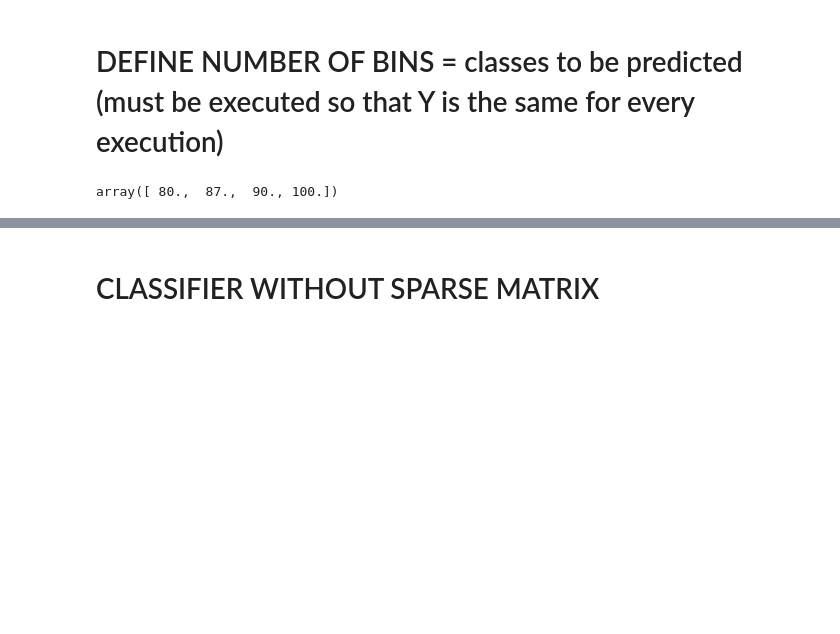
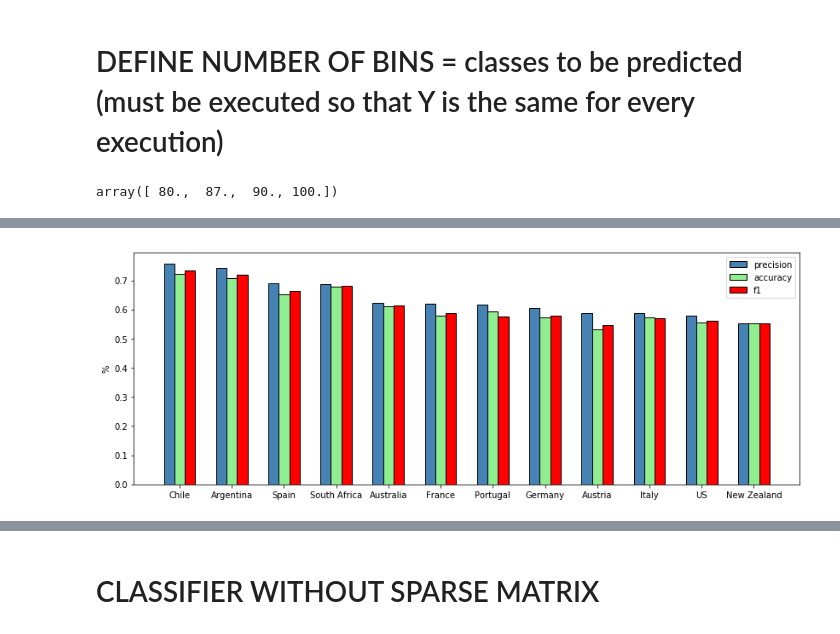
Before and after one commit to Gneur11/bdaFinalMIo, a Jupyter notebook: ClassifierAnalysis.ipynb, the cells around one changed output, grey strips where cells are left out. Cells and saved outputs as stored; diff of their text form; code cells hidden in the pictures; blank space fills up the shorter version.

Commit message:
added bar plot for accuracies,precisions by country

```diff
--- a/ClassifierAnalysis.ipynb
+++ b/ClassifierAnalysis.ipynb
@@ -135,0 +448,6 @@ print(classification_report(y_test, y_pred, target_names=labels))
+# %%
+#since there are combinations of country/depth for every country, if we take the first row every 5 we have the best result
+result = result.sort_values(["ObjectiveCountry","f1"],ascending=False)
+result.reset_index(drop=True)
+results = result.iloc[::5, :]
+results
@@ -135,0 +469,44 @@ print(classification_report(y_test, y_pred, target_names=labels))
+# %%
+#plot accuracy, precision, f1 for every country
+import numpy as np
+import matplotlib.pyplot as plt
+from matplotlib import cm
+
+temp = pd.DataFrame()
+temp = results.loc[:,["ObjectiveCountry","precision","accuracy","f1"]]
+temp = temp.sort_values(["precision","f1","accuracy"],ascending=False)
+temp
+# width of the bars
+barWidth = 0.2
+
+# Choose the height of the blue bars
+bars1 = temp["precision"]
+# Choose the height of the cyan bars
+bars2 = temp["accuracy"]
+
+bars3 = temp["f1"]
+
+# The x position of bars
+r1 = np.arange(len(bars1))
+r2 = [x + barWidth for x in r1]
+r3 = [x + barWidth for x in r2]
+fig, ax = plt.subplots(figsize = (14, 5))
+
+# Create blue bars
+plt.bar(r1, bars1, width = barWidth, color = "steelblue", edgecolor = 'black', capsize=7, label='precision')
+
+# Create cyan bars
+plt.bar(r2, bars2, width = barWidth, color = 'lightgreen', edgecolor = 'black', capsize=7, label='accuracy')
+
+plt.bar(r3, bars3, width = barWidth, color = 'red', edgecolor = 'black', capsize=7, label='f1')
+
+xs = temp["ObjectiveCountry"].unique().tolist()
+# general layout
+plt.xticks([r + barWidth for r in range(len(bars1))], xs)
+plt.ylabel('%')
+plt.legend()
+
+# Show graphic
+plt.show()
+# %% [output]
+[figure, added]
```
Also changed, not shown: parts of 53 cells of this notebook.
